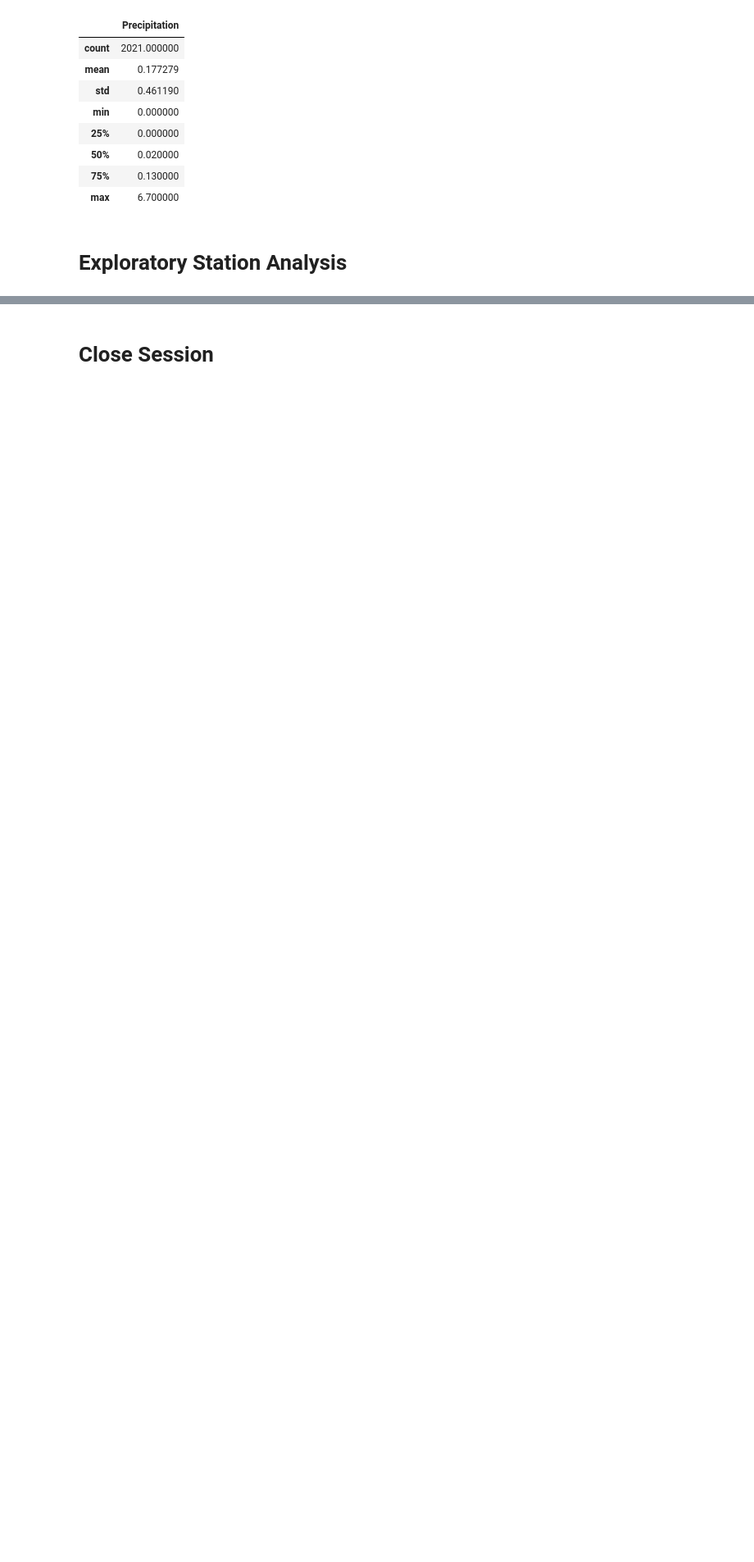
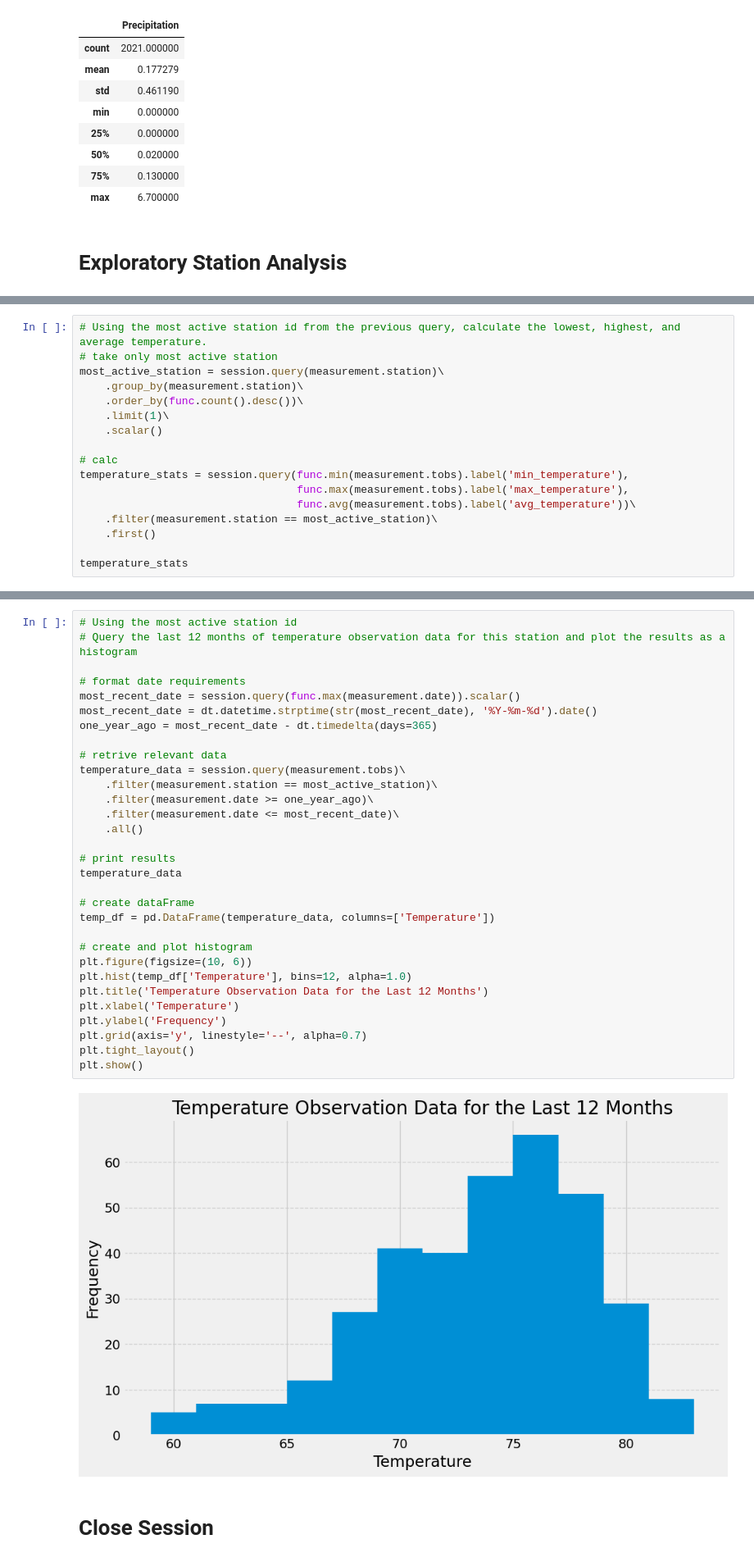
Before and after one commit to cc-roy/sqlalchemy-challenge, a Jupyter notebook: climate.ipynb, the cells around one changed output, grey strips where cells are left out. Shown at 82% size. Saved outputs shown, nothing was run; the diff lists cells and outputs as text; blank space fills up the shorter version.

Commit message:
completed station analysis

```diff
--- a/climate.ipynb
+++ b/climate.ipynb
@@ -123,0 +122,17 @@ Text(0.5, 4.183333333333314, 'Temperature')
+# %%
+# Using the most active station id from the previous query, calculate the lowest, highest, and average temperature.
+# take only most active station
+most_active_station = session.query(measurement.station)\
+    .group_by(measurement.station)\
+    .order_by(func.count().desc())\
+    .limit(1)\
+    .scalar()
+
+# calc
+temperature_stats = session.query(func.min(measurement.tobs).label('min_temperature'),
+                                  func.max(measurement.tobs).label('max_temperature'),
+                                  func.avg(measurement.tobs).label('avg_temperature'))\
+    .filter(measurement.station == most_active_station)\
+    .first()
+
+temperature_stats
@@ -124,3 +141,36 @@ Text(0.5, 4.183333333333314, 'Temperature')
+# %%
+# Using the most active station id
+# Query the last 12 months of temperature observation data for this station and plot the results as a histogram
+
+# format date requirements
+most_recent_date = session.query(func.max(measurement.date)).scalar()
+most_recent_date = dt.datetime.strptime(str(most_recent_date), '%Y-%m-%d').date()
+one_year_ago = most_recent_date - dt.timedelta(days=365)
+
+# retrive relevant data
+temperature_data = session.query(measurement.tobs)\
+    .filter(measurement.station == most_active_station)\
+    .filter(measurement.date >= one_year_ago)\
+    .filter(measurement.date <= most_recent_date)\
+    .all()
+
+# print results
+temperature_data
+
+# create dataFrame
+temp_df = pd.DataFrame(temperature_data, columns=['Temperature'])
+
+# create and plot histogram
+plt.figure(figsize=(10, 6))
+plt.hist(temp_df['Temperature'], bins=12, alpha=1.0)
+plt.title('Temperature Observation Data for the Last 12 Months')
+plt.xlabel('Temperature')
+plt.ylabel('Frequency')
+plt.grid(axis='y', linestyle='--', alpha=0.7)
+plt.tight_layout()
+plt.show()
+# %% [output]
+[figure, added]
 # %% [markdown]
 # Close Session
 # %%
```
Also changed, not shown: parts of 5 cells of this notebook.
